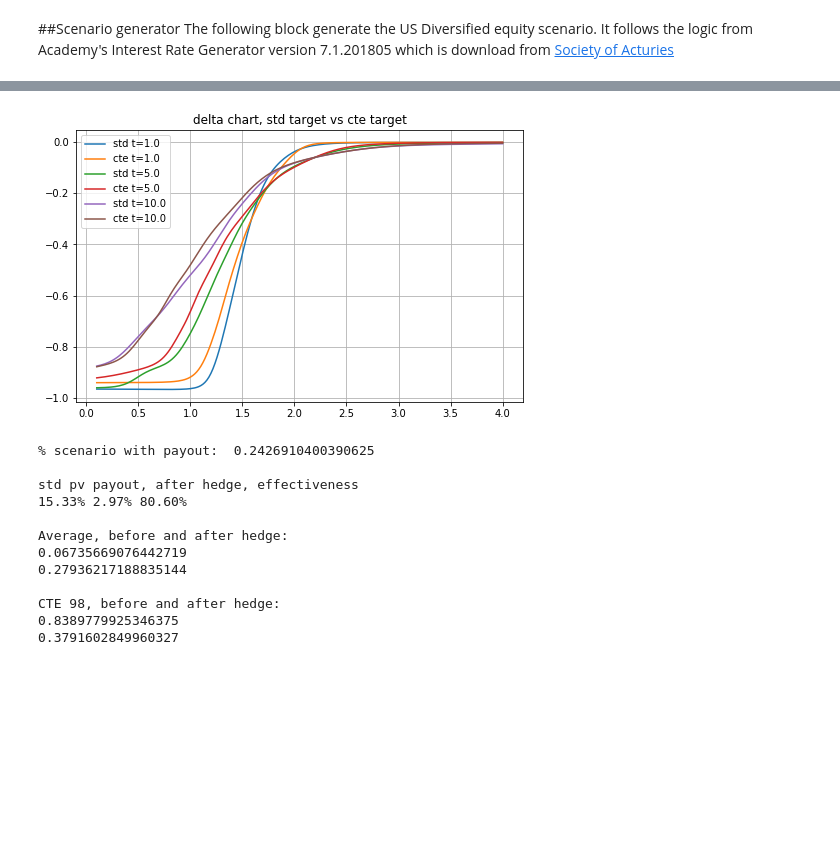
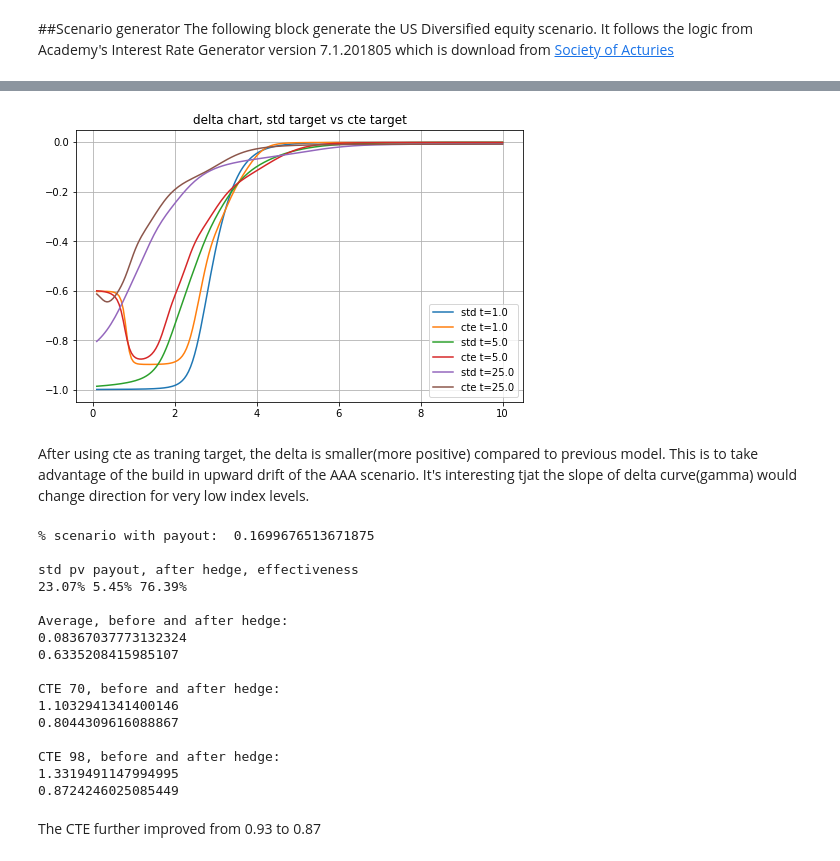
Before and after one commit to yufeng66/FutureGreeks, a Jupyter notebook: AAA_scenario_10yr_put.ipynb, the cells around one changed output, grey strips where cells are left out. Cells and saved outputs as stored; diff of their text form; code cells hidden in the pictures; blank space fills up the shorter version.

```diff
--- a/AAA_scenario_10yr_put.ipynb
+++ b/AAA_scenario_10yr_put.ipynb
@@ -260,8 +272,8 @@ import matplotlib.pyplot as plt
 import numpy as np
 
 vol=torch.log(idx[:,:,-1]).std().cpu().item()
-vol=vol/math.sqrt(10)
-#this is the effective volatility of the scenario at year 10
+vol=vol/math.sqrt(25)
+#this is the effective volatility of the scenario at year 25
 
 plt.clf()
 plt.cla()
@@ -269,14 +281,14 @@ plt.close()
 plt.figure(figsize=(8,5))
 plt.grid(True)
 
-tl=[1,5.0,10.0]
+tl=[1.0,5.0,10.0,25.0]
 for t in tl:
-  s=torch.linspace(0.1,4,200,device=device)
+  s=torch.linspace(0.1,10,200,device=device)
   tsvc=torch.zeros((200,3),device=device)
   tsvc[:,0]=t
   tsvc[:,1]=s
   tsvc[:,2]= 0.1476
-  d_bs=delta_bs(s.cpu().numpy(),1.5,rf,0,t,vol)-1
+  d_bs=delta_bs(s.cpu().numpy(),3.,rf,0,t,vol)-1
   d_nn=-model_delta(tsvc)
   plt.plot(s.cpu().numpy(),d_bs,label="bs t="+ "%.1f" % t)
   plt.plot(s.cpu().numpy(),d_nn.cpu().view(200).detach().numpy(),
@@ -353,6 +385,29 @@ import time
 optimizer = torch.optim.AdamW(cte_delta.parameters(),lr=0.02,
                               weight_decay=1e-10,amsgrad=True)
 t1=time.time()
+
+for t in range(10):
+    for i in range(N1):
+        optimizer.zero_grad()
+        tsvi=tsv[i]
+        delta=-cte_delta(tsvi)
+
+        g = torch.ones_like(delta)
+        gamma, =grad(delta,tsvi,grad_outputs=g,create_graph=True)
+
+        delta=delta.view(N2,T)
+        gamma=gamma[:,:,1].view(N2,T)
+        delta_gl=torch.sum(delta*chg[i],dim=1)
+        gamma_gl=torch.sum(gamma*chg2[i],dim=1)
+
+        hedged_price=pv_payout[i]-delta_gl-gamma_gl
+
+        loss=hedged_price.std()
+        loss.backward()
+        optimizer.step()
+
+optimizer = torch.optim.AdamW(cte_delta.parameters(),lr=0.02,
+                              weight_decay=1e-10,amsgrad=True)
 for t in range(300):
     for i in range(N1):
         optimizer.zero_grad()
@@ -369,12 +424,12 @@ for t in range(300):
 
         hedged_price=pv_payout[i]-delta_gl-gamma_gl
 
-        loss=cte98(hedged_price)
+        loss=cte98(hedged_price) #+hedged_price.std()
         loss.backward()
         optimizer.step()
     if t%10==0: print(t,loss.item())
     t2=time.time()
-    if t2-t1> 120:
+    if t2-t1> 180:
       print(t2-t1)
       break
 # %% [output]
@@ -398,40 +443,38 @@ for t in range(300):
 # %%
 import matplotlib.pyplot as plt
 import numpy as np
-
-vol=torch.log(idx[:,:,-1]).std().cpu().item()
-vol=vol/math.sqrt(10)
-#this is the effective volatility of the scenario at year 10
 
 plt.clf()
 plt.cla()
 plt.close()
 plt.figure(figsize=(8,5))
 plt.grid(True)
 
-tl=[1,5.0,10.0]
+tl=[1,5.0,25.0]
 for t in tl:
-  s=torch.linspace(0.1,4,200,device=device)
+  s=torch.linspace(0.1,10,200,device=device)
   tsvc=torch.zeros((200,3),device=device)
   tsvc[:,0]=t
   tsvc[:,1]=s
   tsvc[:,2]= 0.1476
   d_cte=-cte_delta(tsvc)
   d_nn=-model_delta(tsvc)
 
   plt.plot(s.cpu().numpy(),d_nn.cpu().view(200).detach().numpy(),
            label="std t="+ "%.1f" % t)
 
   plt.plot(s.cpu().numpy(),d_cte.cpu().view(200).detach().numpy(),
            label="cte t="+ "%.1f" % t)
 
 
 plt.title("delta chart, std target vs cte target")
 plt.legend()
 #plt.savefig("test.svg")
 plt.show()
 # %% [output]
-[figure, old version]
+[figure, new version]
+# %% [markdown]
+After using cte as traning target, the delta is smaller(more positive) compared to previous model. This is to take advantage of the build in upward drift of the AAA scenario. It's interesting tjat the slope of delta curve(gamma) would change direction for very low index levels.
 # %%
 delta=cte_delta(tsv)
 delta=-delta.view(N1,N2,T)
@@ -456,19 +499,29 @@ print("\nAverage, before and after hedge:")
 print(pv_payout.mean().item())
 print((pv_payout-gamma_gl-delta_gl).mean().item())
 
+print("\nCTE 70, before and after hedge:")
+print(cte70(pv_payout).item())
+print(cte70(pv_payout-gamma_gl-delta_gl).item())
+
 print("\nCTE 98, before and after hedge:")
 print(cte98(pv_payout).item())
 print(cte98(pv_payout-gamma_gl-delta_gl).item())
 # %% [output]
-% scenario with payout:  0.2426910400390625
+% scenario with payout:  0.1699676513671875
 
 std pv payout, after hedge, effectiveness
-15.33% 2.97% 80.60%
+23.07% 5.45% 76.39%
 
 Average, before and after hedge:
-0.06735669076442719
-0.27936217188835144
+0.08367037773132324
+0.6335208415985107
+
+CTE 70, before and after hedge:
+1.1032941341400146
+0.8044309616088867
 
 CTE 98, before and after hedge:
-0.8389779925346375
-0.3791602849960327
+1.3319491147994995
+0.8724246025085449
+# %% [markdown]
+The CTE further improved from 0.93 to 0.87
```
Also changed, not shown: parts of 19 cells of this notebook.
